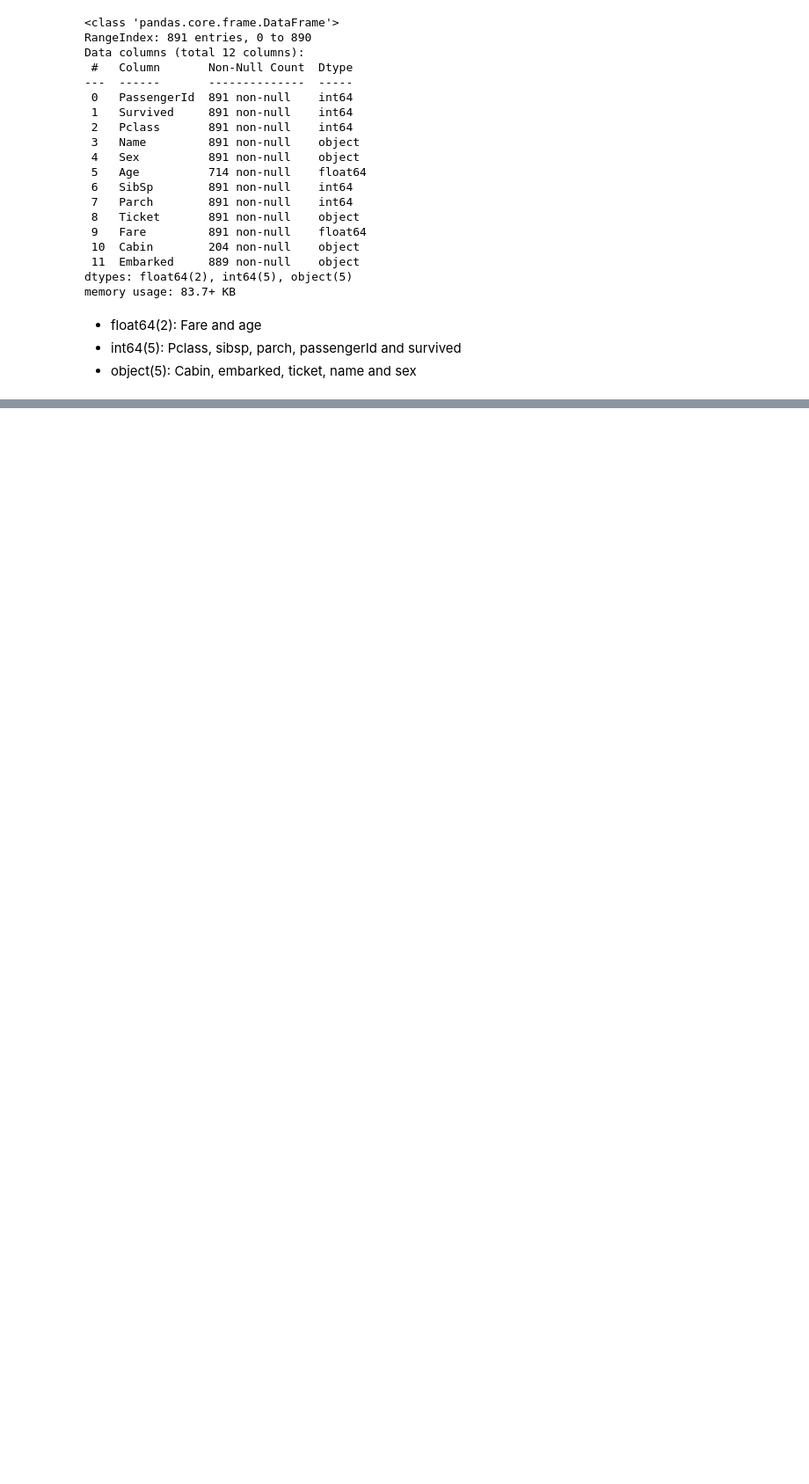
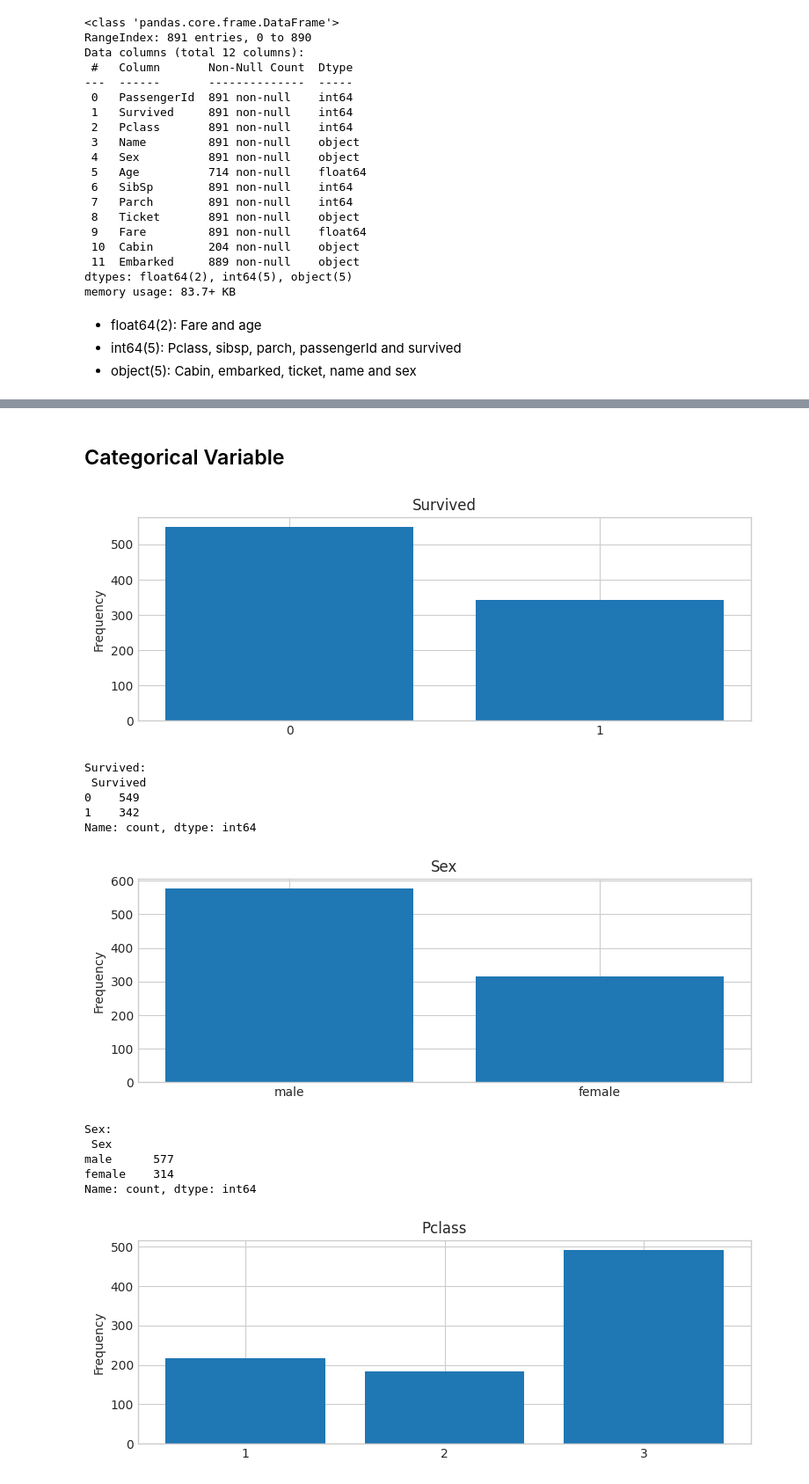
Before and after one commit to BarisOzgurYasar/Titanic-ML, a Jupyter notebook: titanic-eda-notebook.ipynb, the cells around one changed output, grey strips where cells are left out. Shown: that part at 88% size. Drawn from its saved outputs; the diff is of its cells as text; code cells hidden in the pictures; blank space fills up the shorter version.

```diff
--- a/titanic-eda-notebook.ipynb
+++ b/titanic-eda-notebook.ipynb
@@ -114,0 +125,40 @@ memory usage: 83.7+ KB
+# %% [markdown]
+<a id="4"></a>
+## Categorical Variable
+# %%
+def bar_plot(variable):
+    """
+        input: variable ex: "Sex"
+        output: bar plot & value count
+    """
+    # get feature
+    var= train_df[variable]
+    #count number of categorical variable(value/sample)
+    varValue= var.value_counts()
+
+    #visualize
+    plt.figure(figsize =(9,3))
+    plt.bar(varValue.index, varValue)
+    plt.xticks(varValue.index, varValue.index.values)
+    plt.ylabel("Frequency")
+    plt.title(variable)
+    plt.show()
+    print("{}: \n {}".format(variable,varValue))
+# %%
+category1= ["Survived", "Sex", "Pclass", "Embarked", "SibSp", "Parch"]
+for c in category1:
+    bar_plot(c)
+# %% [output]
+[figure, added]
+Survived:
+ Survived
+0    549
+1    342
+Name: count, dtype: int64
+[figure, added]
+Sex:
+ Sex
+male      577
+female    314
+Name: count, dtype: int64
+[figure, added]
```
Also changed, not shown: parts of 5 cells of this notebook.
